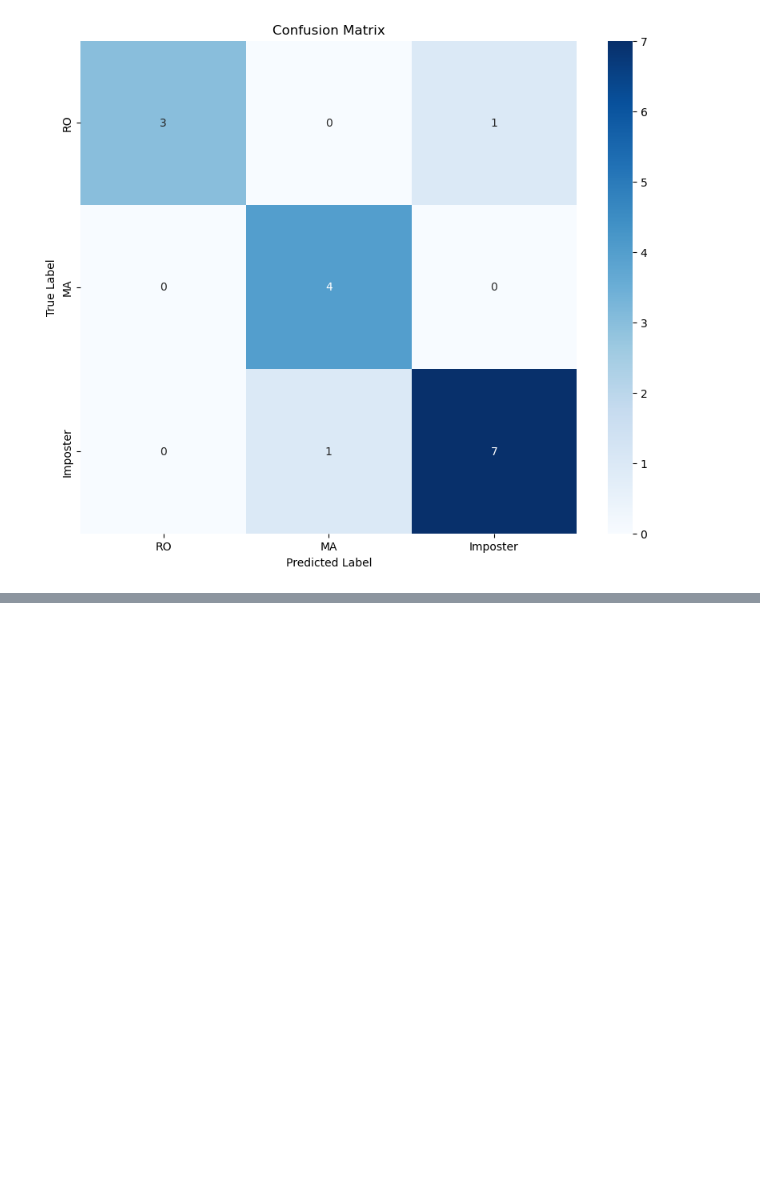
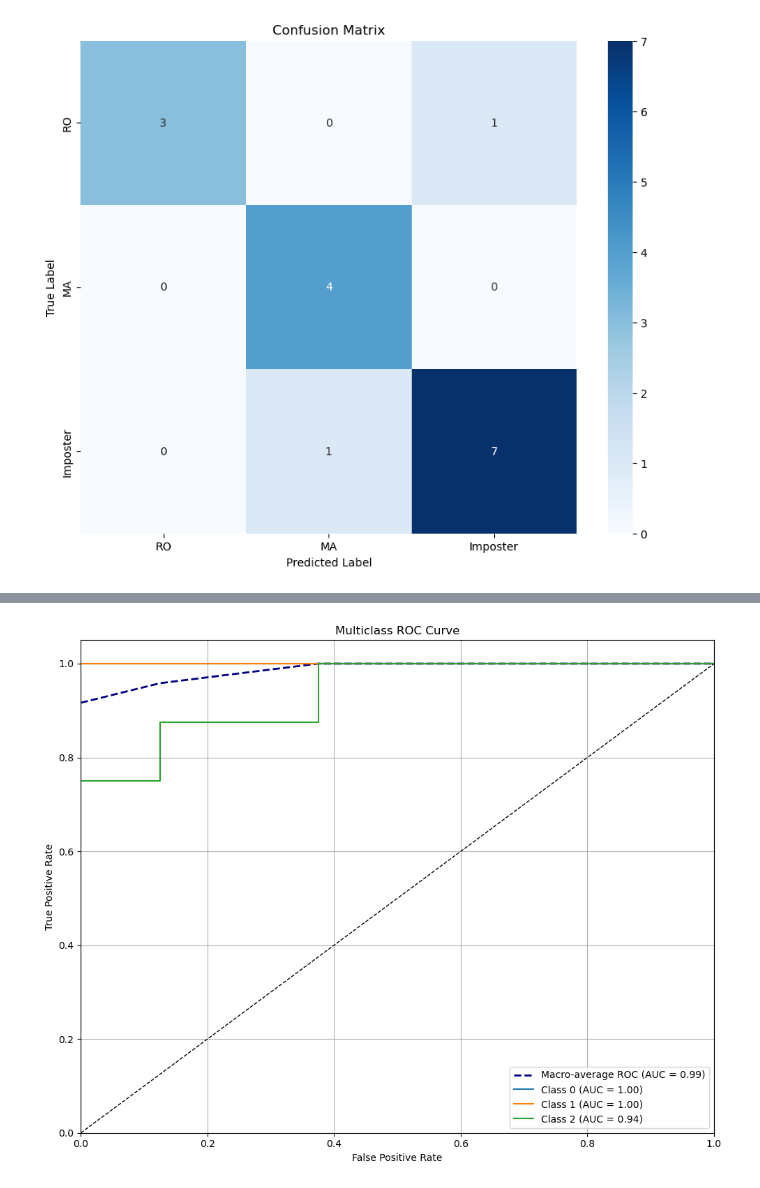
Before and after one commit to RianOpperman/ENCM509, a Jupyter notebook: project/model_builder/model_builder_bidirectional.ipynb, the cells around one changed output, grey strips where cells are left out. Cells and saved outputs as stored; diff of their text form; code cells hidden in the pictures; blank space fills up the shorter version.

```diff
--- a/project/model_builder/model_builder_bidirectional.ipynb
+++ b/project/model_builder/model_builder_bidirectional.ipynb
@@ -423,3 +423,58 @@ plt.show()
 # %% [output]
 1/1 [==============================] - 0s 118ms/step
 [figure]
+# %%
+import numpy as np
+import matplotlib.pyplot as plt
+from sklearn.metrics import roc_curve, auc
+
+# Predict class probabilities (softmax output)
+y_score = model.predict(X_test)
+
+# y_test is already one-hot encoded, so keep it as is
+n_classes = y_test.shape[1]
+
+# Compute ROC and AUC for each class
+fpr = dict()
+tpr = dict()
+roc_auc = dict()
+
+for i in range(n_classes):
+    fpr[i], tpr[i], _ = roc_curve(y_test[:, i], y_score[:, i])
+    roc_auc[i] = auc(fpr[i], tpr[i])
+
+# Compute macro-average ROC
+all_fpr = np.unique(np.concatenate([fpr[i] for i in range(n_classes)]))
+mean_tpr = np.zeros_like(all_fpr)
+
+for i in range(n_classes):
+    mean_tpr += np.interp(all_fpr, fpr[i], tpr[i])
+
+mean_tpr /= n_classes
+fpr["macro"] = all_fpr
+tpr["macro"] = mean_tpr
+roc_auc["macro"] = auc(fpr["macro"], tpr["macro"])
+
+# Plotting
+plt.figure(figsize=(10, 8))
+
+# Macro-average
+plt.plot(fpr["macro"], tpr["macro"],
+         label='Macro-average ROC (AUC = {:.2f})'.format(roc_auc["macro"]),
+         color='navy', linestyle='--', linewidth=2)
+
+# Per-class curves
+for i in range(n_classes):
+    plt.plot(fpr[i], tpr[i], label='Class {} (AUC = {:.2f})'.format(i, roc_auc[i]))
+
+plt.plot([0, 1], [0, 1], 'k--', linewidth=1)
+plt.xlim([0.0, 1.0])
+plt.ylim([0.0, 1.05])
+plt.xlabel('False Positive Rate')
+plt.ylabel('True Positive Rate')
+plt.title('Multiclass ROC Curve')
+plt.legend(loc='lower right')
+plt.grid(True)
+plt.tight_layout()
+plt.show()
+# %% [output]
@@ -425,0 +482 @@ plt.show()
+[figure, added]
```
Also changed, not shown: parts of 1 cell of this notebook, 36 other files.
